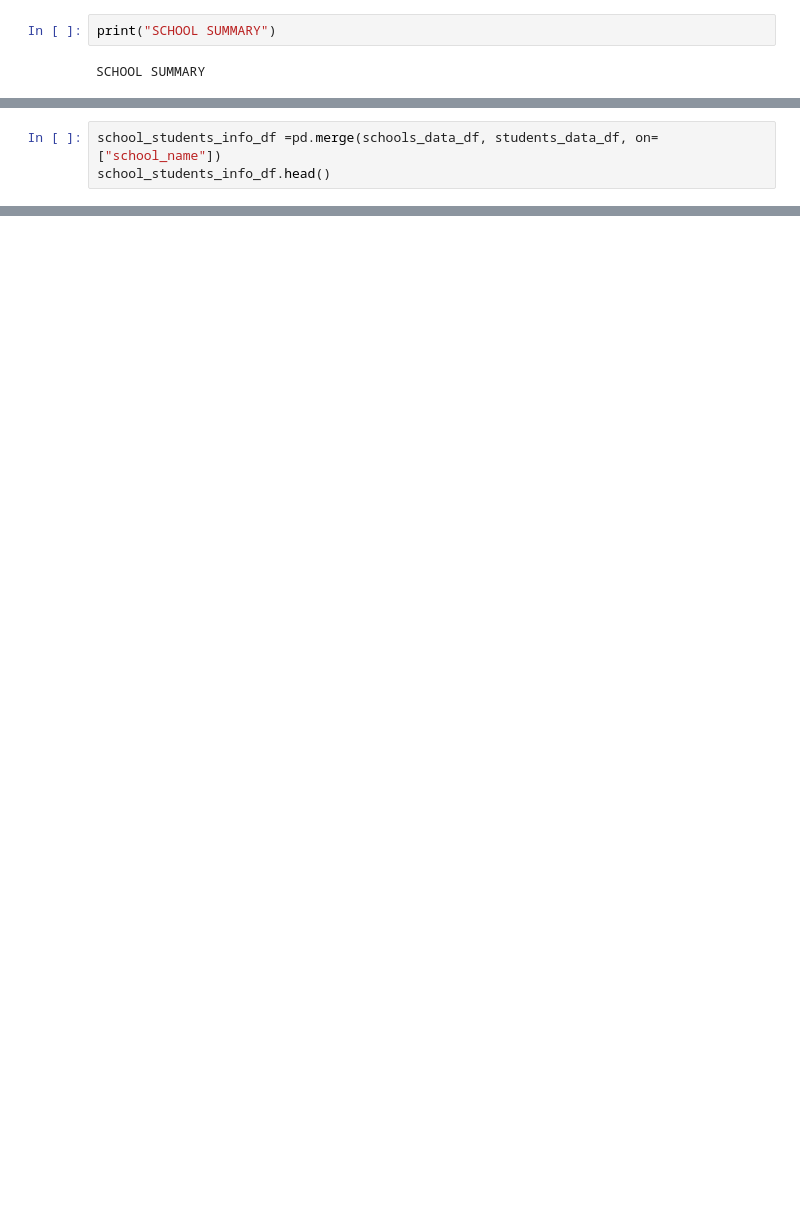
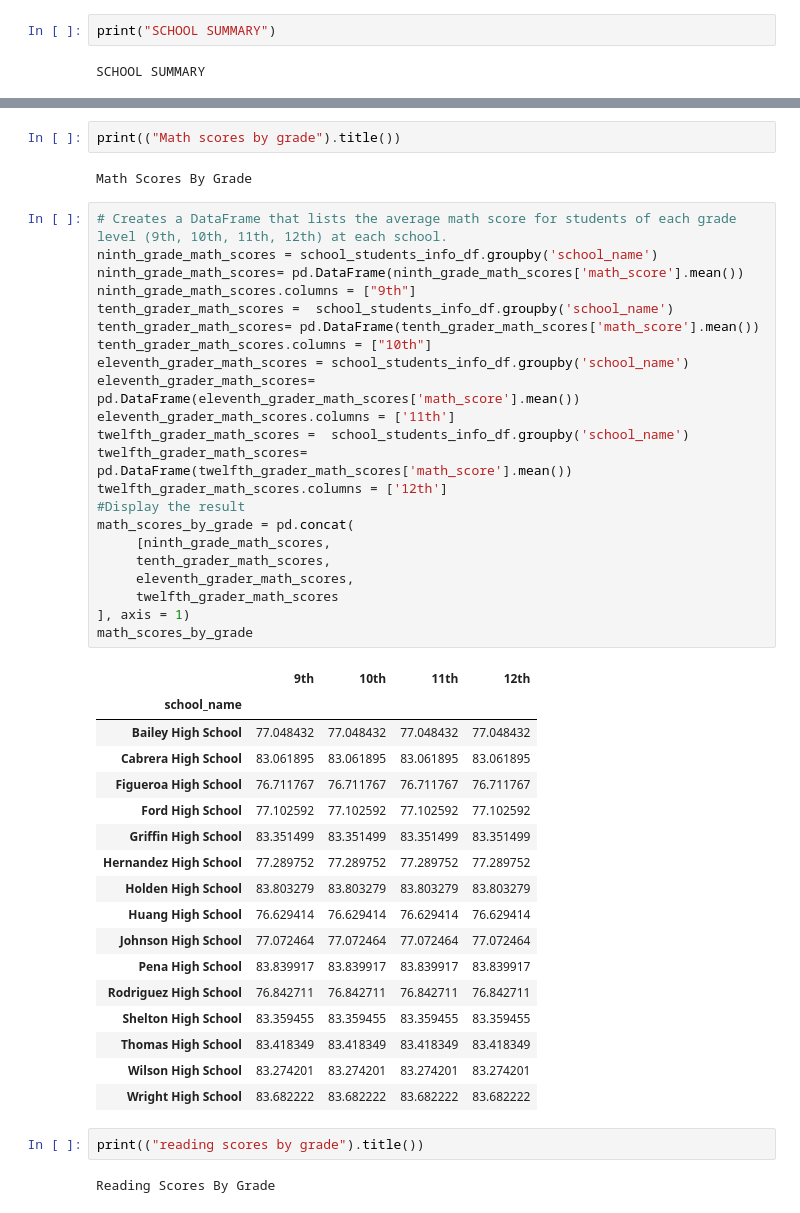
Before and after one commit to shikhasitaula/pandas-challenge, a Jupyter notebook: PyCitySchools/PySchool_analysis.ipynb, the cells around one changed output, grey strips where cells are left out. Drawn from its saved outputs; the diff is of its cells as text; blank space fills up the shorter version.

```diff
--- a/PyCitySchools/PySchool_analysis.ipynb
+++ b/PyCitySchools/PySchool_analysis.ipynb
@@ -138,3 +100,0 @@ students_data_df.head()
-# %%
-school_students_info_df =pd.merge(schools_data_df, students_data_df, on=["school_name"])
-school_students_info_df.head()
@@ -447,0 +383,48 @@ TypeError: cannot concatenate object of type '<class 'numpy.ndarray'>'; only Ser
+# %%
+print(("Math scores by grade").title())
+# %% [output]
+Math Scores By Grade
+# %%
+# Creates a DataFrame that lists the average math score for students of each grade level (9th, 10th, 11th, 12th) at each school.
+ninth_grade_math_scores = school_students_info_df.groupby('school_name')
+ninth_grade_math_scores= pd.DataFrame(ninth_grade_math_scores['math_score'].mean())
+ninth_grade_math_scores.columns = ["9th"]
+tenth_grader_math_scores =  school_students_info_df.groupby('school_name')
+tenth_grader_math_scores= pd.DataFrame(tenth_grader_math_scores['math_score'].mean())
+tenth_grader_math_scores.columns = ["10th"]
+eleventh_grader_math_scores = school_students_info_df.groupby('school_name')
+eleventh_grader_math_scores= pd.DataFrame(eleventh_grader_math_scores['math_score'].mean())
+eleventh_grader_math_scores.columns = ['11th']
+twelfth_grader_math_scores =  school_students_info_df.groupby('school_name')
+twelfth_grader_math_scores= pd.DataFrame(twelfth_grader_math_scores['math_score'].mean())
+twelfth_grader_math_scores.columns = ['12th']
+#Display the result
+math_scores_by_grade = pd.concat(
+     [ninth_grade_math_scores,
+     tenth_grader_math_scores,
+     eleventh_grader_math_scores,
+     twelfth_grader_math_scores
+], axis = 1)
+math_scores_by_grade
+# %% [output]
+|  | 9th | 10th | 11th | 12th |
+| school_name |  |  |  |  |
+| Bailey High School | 77.048432 | 77.048432 | 77.048432 | 77.048432 |
+| Cabrera High School | 83.061895 | 83.061895 | 83.061895 | 83.061895 |
+| Figueroa High School | 76.711767 | 76.711767 | 76.711767 | 76.711767 |
+| Ford High School | 77.102592 | 77.102592 | 77.102592 | 77.102592 |
+| Griffin High School | 83.351499 | 83.351499 | 83.351499 | 83.351499 |
+| Hernandez High School | 77.289752 | 77.289752 | 77.289752 | 77.289752 |
+| Holden High School | 83.803279 | 83.803279 | 83.803279 | 83.803279 |
+| Huang High School | 76.629414 | 76.629414 | 76.629414 | 76.629414 |
+| Johnson High School | 77.072464 | 77.072464 | 77.072464 | 77.072464 |
+| Pena High School | 83.839917 | 83.839917 | 83.839917 | 83.839917 |
+| Rodriguez High School | 76.842711 | 76.842711 | 76.842711 | 76.842711 |
+| Shelton High School | 83.359455 | 83.359455 | 83.359455 | 83.359455 |
+| Thomas High School | 83.418349 | 83.418349 | 83.418349 | 83.418349 |
+| Wilson High School | 83.274201 | 83.274201 | 83.274201 | 83.274201 |
+| Wright High School | 83.682222 | 83.682222 | 83.682222 | 83.682222 |
+# %%
+print(("reading scores by grade").title())
+# %% [output]
+Reading Scores By Grade
```
Also changed, not shown: parts of 39 cells of this notebook.
